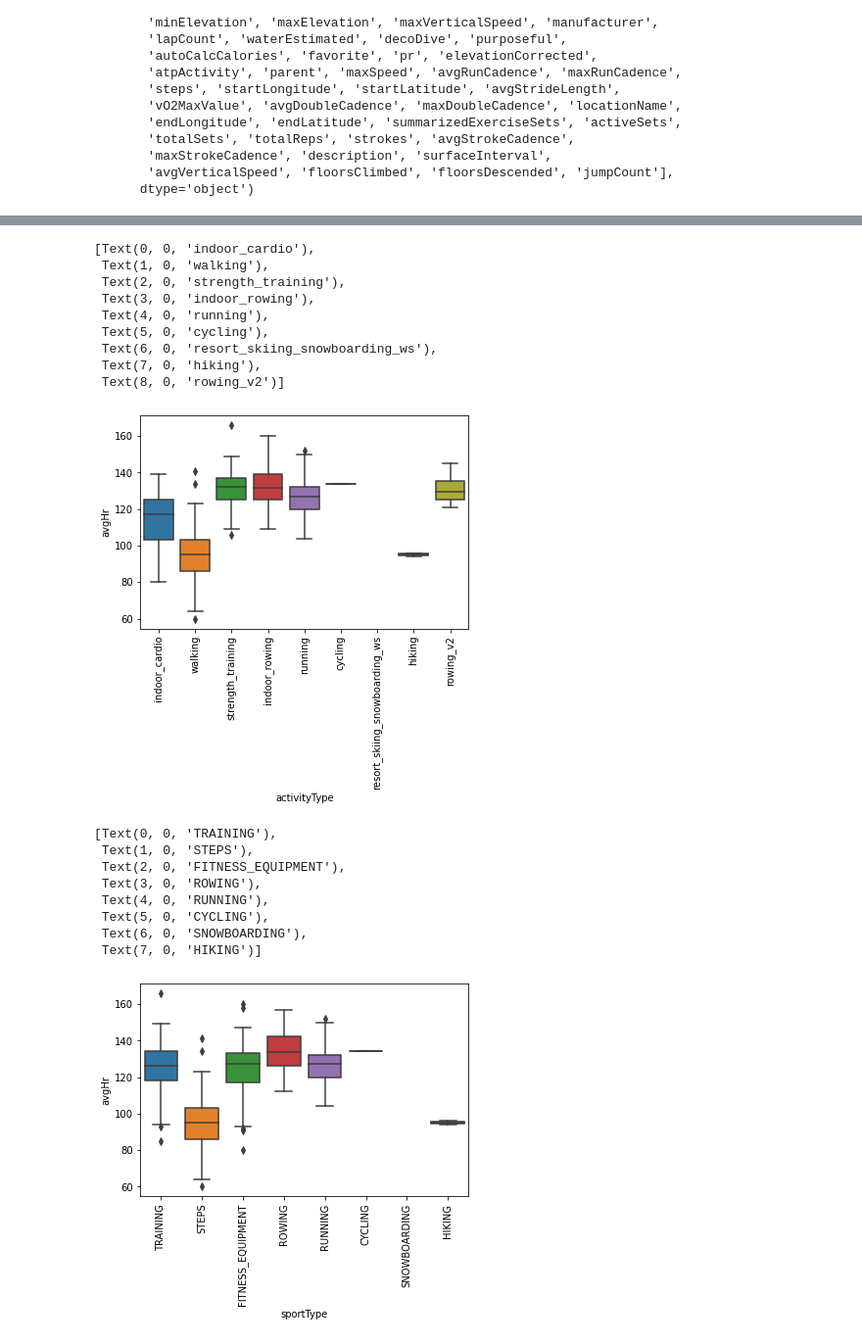
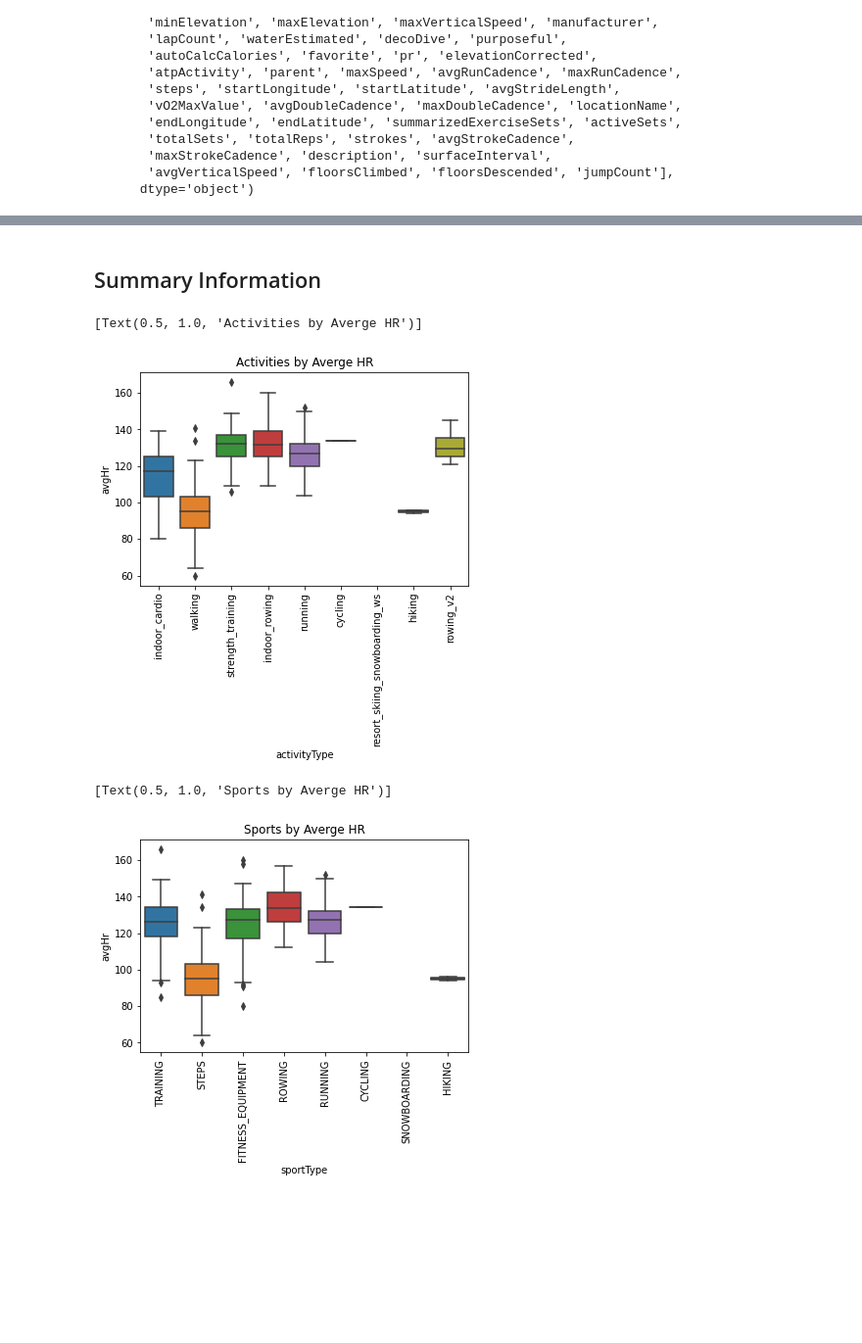
Before and after one commit to zrvila/garmin, a Jupyter notebook: analysis.ipynb, the cells around one changed output, grey strips where cells are left out. Shown at 98% size. Drawn from its saved outputs; the diff is of its cells as text; code cells hidden in the pictures; blank space fills up the shorter version.

```diff
--- a/analysis.ipynb
+++ b/analysis.ipynb
@@ -55,30 +224,19 @@ array(['TRAINING', 'STEPS', 'FITNESS_EQUIPMENT', 'ROWING', 'RUNNING',
+# %% [markdown]
+## Summary Information
 # %%
 plt = sns.boxplot(x='activityType', y='avgHr', data=df)
 plt.set_xticklabels(plt.get_xticklabels(), rotation=90)
+plt.set(title='Activities by Averge HR')
 # %% [output]
-[Text(0, 0, 'indoor_cardio'),
- Text(1, 0, 'walking'),
- Text(2, 0, 'strength_training'),
- Text(3, 0, 'indoor_rowing'),
- Text(4, 0, 'running'),
- Text(5, 0, 'cycling'),
- Text(6, 0, 'resort_skiing_snowboarding_ws'),
- Text(7, 0, 'hiking'),
- Text(8, 0, 'rowing_v2')]
+[Text(0.5, 1.0, 'Activities by Averge HR')]
-[figure, old version]
+[figure, new version]
 # %%
 plt = sns.boxplot(x='sportType', y='avgHr', data=df)
 plt.set_xticklabels(plt.get_xticklabels(), rotation=90)
+plt.set(title='Sports by Averge HR')
 # %% [output]
-[Text(0, 0, 'TRAINING'),
- Text(1, 0, 'STEPS'),
- Text(2, 0, 'FITNESS_EQUIPMENT'),
- Text(3, 0, 'ROWING'),
- Text(4, 0, 'RUNNING'),
- Text(5, 0, 'CYCLING'),
- Text(6, 0, 'SNOWBOARDING'),
- Text(7, 0, 'HIKING')]
+[Text(0.5, 1.0, 'Sports by Averge HR')]
-[figure, old version]
+[figure, new version]
 # %%
 plt = sns.boxplot(x='sportType', y='duration', data=df)
 plt.set_xticklabels(plt.get_xticklabels(), rotation=90)
```
Also changed, not shown: parts of 32 cells of this notebook.
